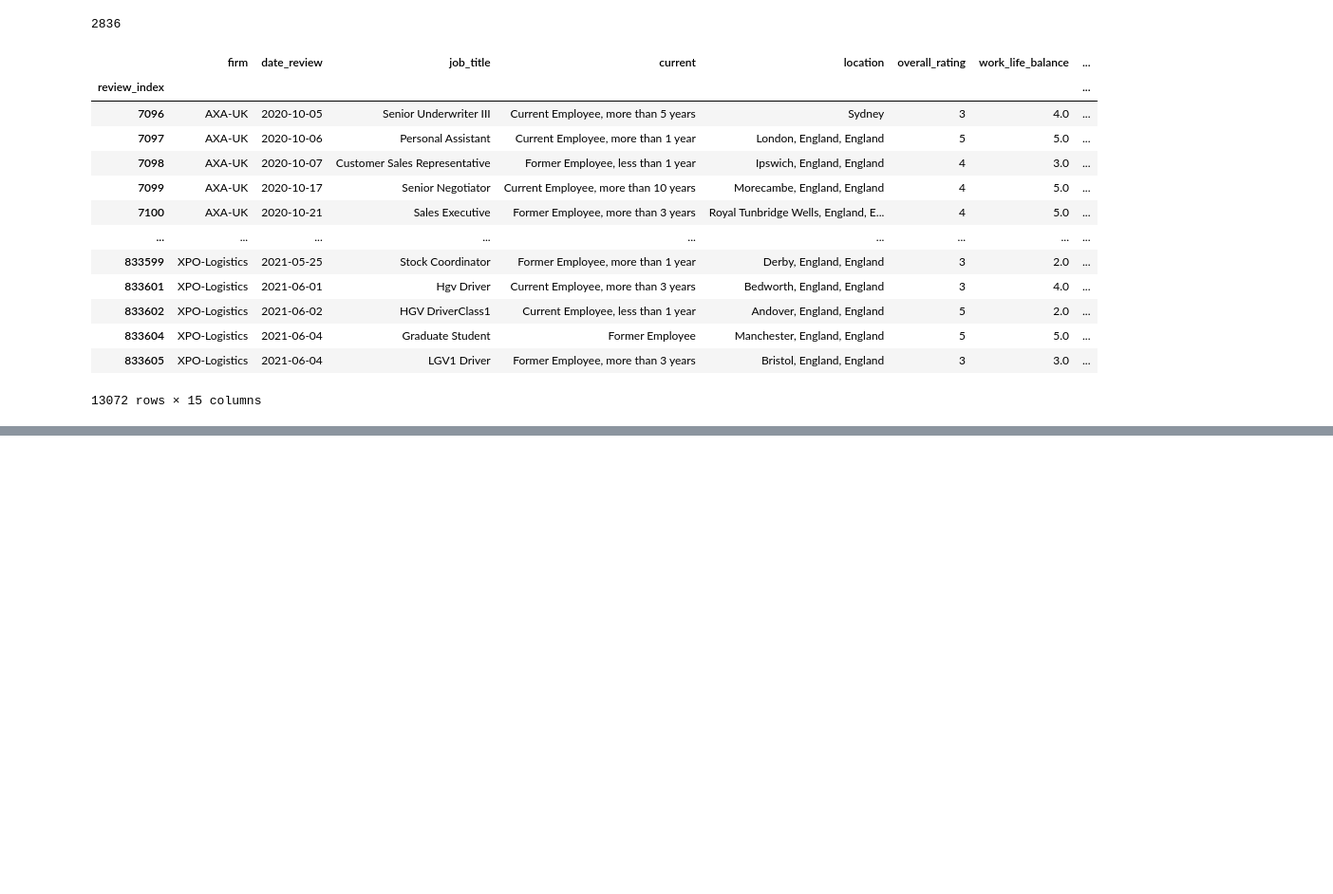
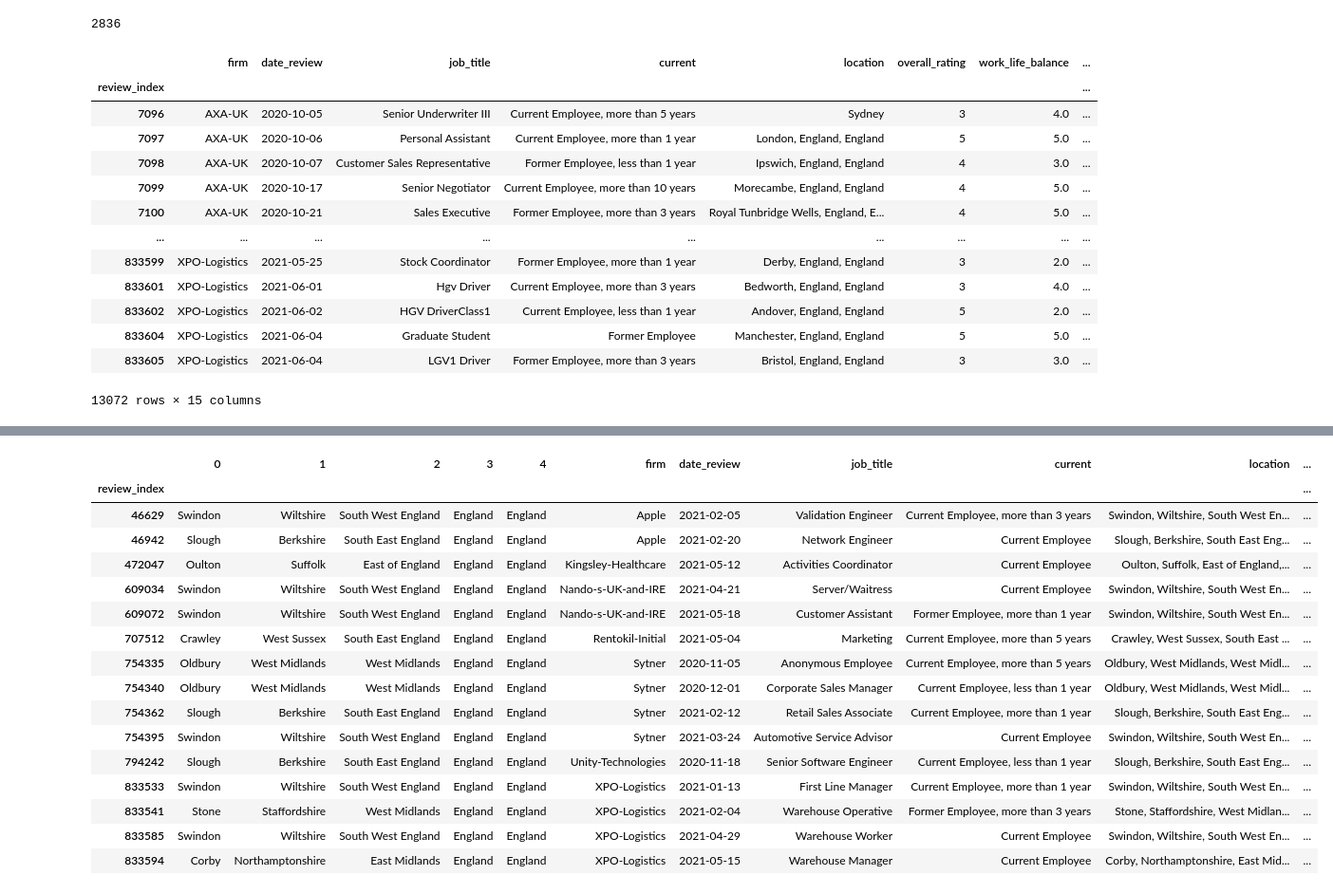
Before and after one commit to mlister3/job_satisfaction_neural_network, a Jupyter notebook: Data_Compile.ipynb, the cells around one changed output, grey strips where cells are left out. Shown at 95% size. Drawn from its saved outputs; the diff is of its cells as text; code cells hidden in the pictures; blank space fills up the shorter version.

```diff
--- a/Data_Compile.ipynb
+++ b/Data_Compile.ipynb
@@ -194,0 +932,4 @@ top_86.to_csv("top_86.csv")
+# %%
+#split value columns
+location_data = top_86["location"].str.split(", ", expand = True)
+location_data
@@ -194,0 +983,3 @@ top_86.to_csv("top_86.csv")
+# %%
+location_df = pd.DataFrame(location_data)
+location_df
@@ -194,0 +1018,3 @@ top_86.to_csv("top_86.csv")
+# %%
+merged_df = location_df.merge(top_86, on='review_index')
+merged_df
@@ -194,0 +1053,20 @@ top_86.to_csv("top_86.csv")
+# %%
+merged_df.dropna()
+# %% [output]
+|  | 0 | 1 | 2 | 3 | 4 | firm | date_review | job_title | current | location | ... |
+| review_index |  |  |  |  |  |  |  |  |  |  | ... |
+| 46629 | Swindon | Wiltshire | South West England | England | England | Apple | 2021-02-05 | Validation Engineer | Current Employee, more than 3 years | Swindon, Wiltshire, South West En... | ... |
+| 46942 | Slough | Berkshire | South East England | England | England | Apple | 2021-02-20 | Network Engineer | Current Employee | Slough, Berkshire, South East Eng... | ... |
+| 472047 | Oulton | Suffolk | East of England | England | England | Kingsley-Healthcare | 2021-05-12 | Activities Coordinator | Current Employee | Oulton, Suffolk, East of England,... | ... |
+| 609034 | Swindon | Wiltshire | South West England | England | England | Nando-s-UK-and-IRE | 2021-04-21 | Server/Waitress | Current Employee | Swindon, Wiltshire, South West En... | ... |
+| 609072 | Swindon | Wiltshire | South West England | England | England | Nando-s-UK-and-IRE | 2021-05-18 | Customer Assistant | Former Employee, more than 1 year | Swindon, Wiltshire, South West En... | ... |
+| 707512 | Crawley | West Sussex | South East England | England | England | Rentokil-Initial | 2021-05-04 | Marketing | Current Employee, more than 5 years | Crawley, West Sussex, South East ... | ... |
+| 754335 | Oldbury | West Midlands | West Midlands | England | England | Sytner | 2020-11-05 | Anonymous Employee | Current Employee, more than 5 years | Oldbury, West Midlands, West Midl... | ... |
+| 754340 | Oldbury | West Midlands | West Midlands | England | England | Sytner | 2020-12-01 | Corporate Sales Manager | Current Employee, less than 1 year | Oldbury, West Midlands, West Midl... | ... |
+| 754362 | Slough | Berkshire | South East England | England | England | Sytner | 2021-02-12 | Retail Sales Associate | Current Employee, more than 1 year | Slough, Berkshire, South East Eng... | ... |
+| 754395 | Swindon | Wiltshire | South West England | England | England | Sytner | 2021-03-24 | Automotive Service Advisor | Current Employee | Swindon, Wiltshire, South West En... | ... |
+| 794242 | Slough | Berkshire | South East England | England | England | Unity-Technologies | 2020-11-18 | Senior Software Engineer | Current Employee, less than 1 year | Slough, Berkshire, South East Eng... | ... |
+| 833533 | Swindon | Wiltshire | South West England | England | England | XPO-Logistics | 2021-01-13 | First Line Manager | Current Employee, more than 1 year | Swindon, Wiltshire, South West En... | ... |
+| 833541 | Stone | Staffordshire | West Midlands | England | England | XPO-Logistics | 2021-02-04 | Warehouse Operative | Former Employee, more than 3 years | Stone, Staffordshire, West Midlan... | ... |
+| 833585 | Swindon | Wiltshire | South West England | England | England | XPO-Logistics | 2021-04-29 | Warehouse Worker | Current Employee | Swindon, Wiltshire, South West En... | ... |
+| 833594 | Corby | Northamptonshire | East Midlands | England | England | XPO-Logistics | 2021-05-15 | Warehouse Manager | Current Employee | Corby, Northamptonshire, East Mid... | ... |
```
Also changed, not shown: parts of 60 cells of this notebook, 11 other files.
